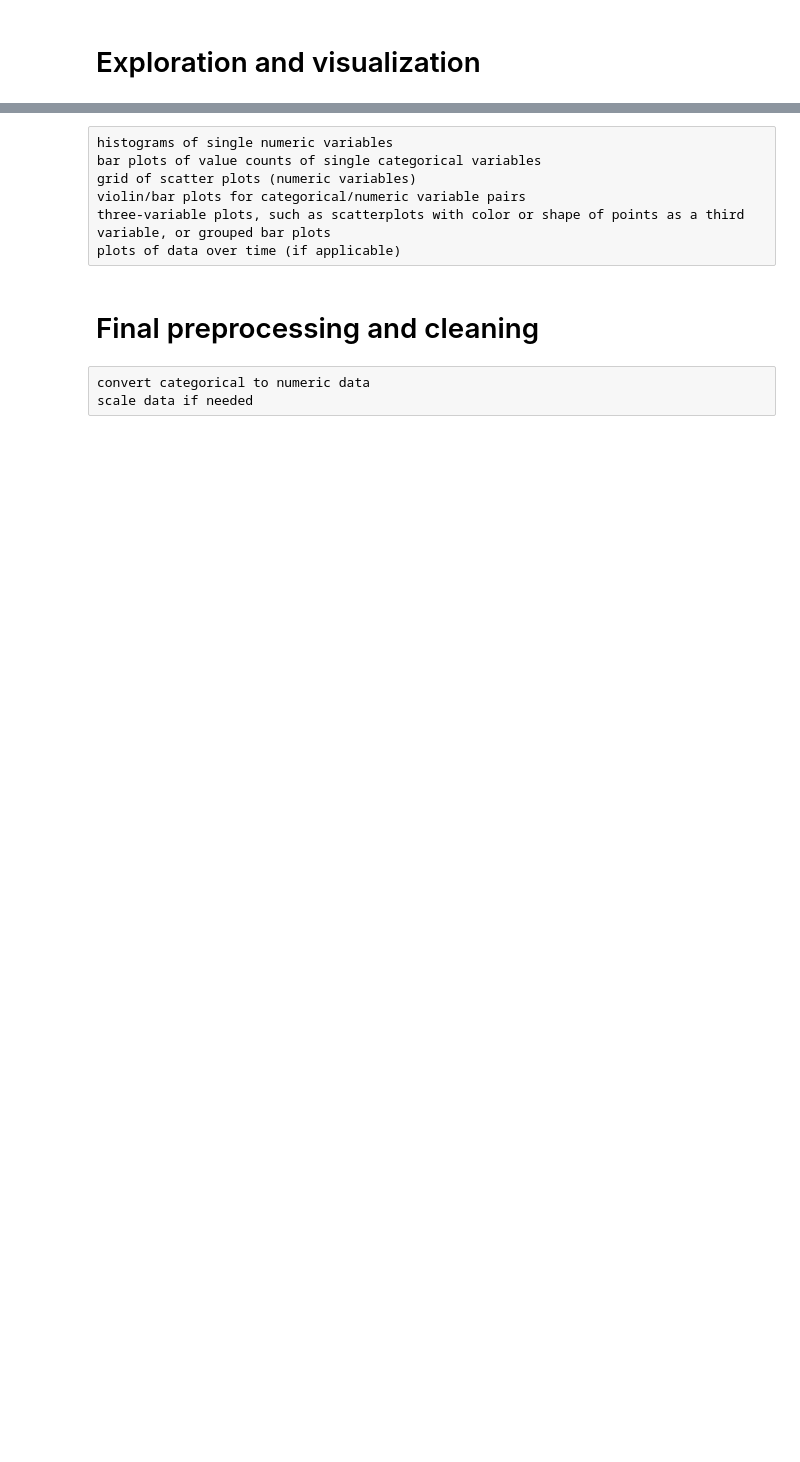
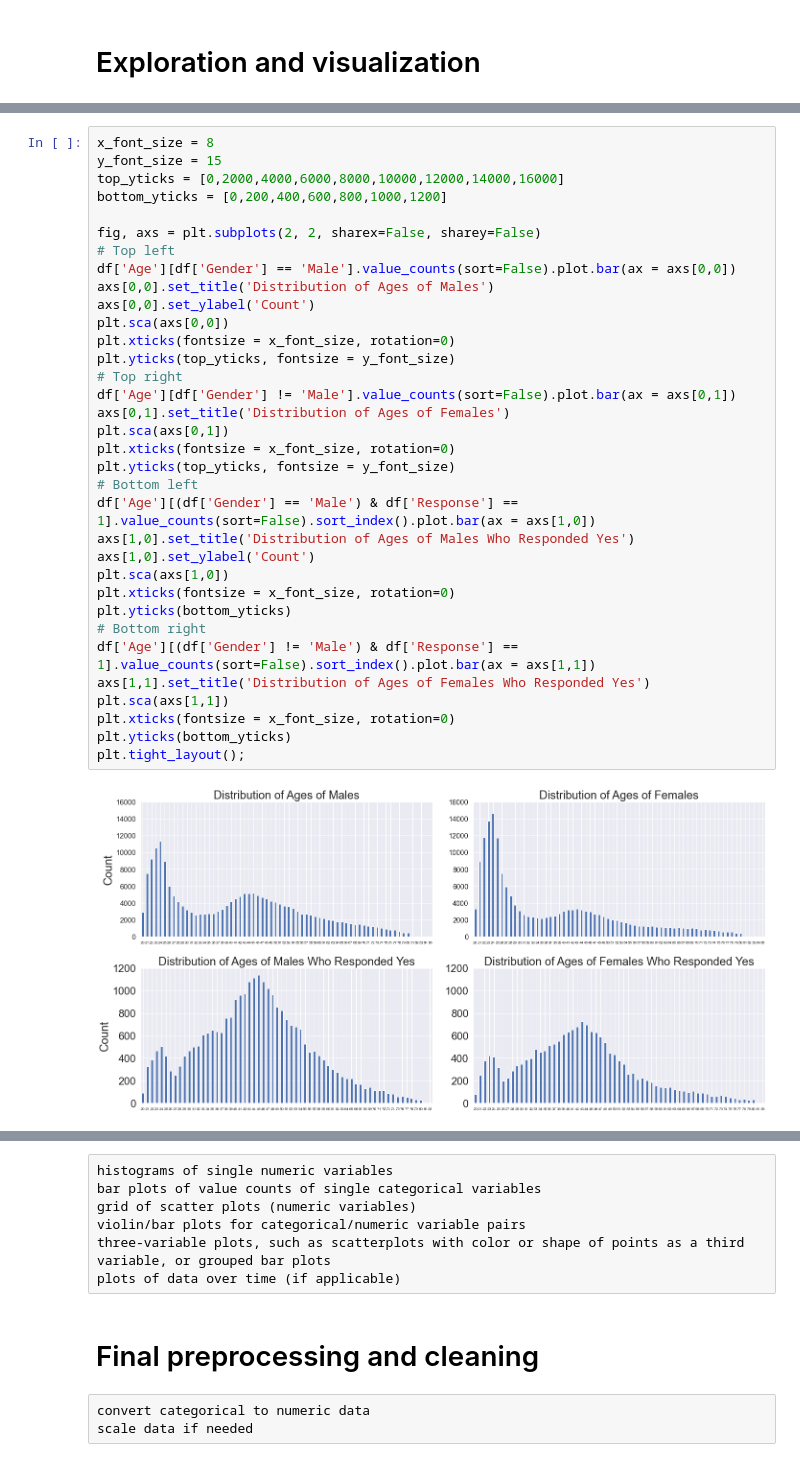
Before and after one commit to krndxs/CST383, a Jupyter notebook: car_insurance_predictions.ipynb, the cells around one changed output, grey strips where cells are left out. Saved outputs shown, nothing was run; the diff lists cells and outputs as text; blank space fills up the shorter version.

```diff
--- a/car_insurance_predictions.ipynb
+++ b/car_insurance_predictions.ipynb
@@ -177,0 +186,36 @@ Text(0.5, 1.0, 'Ages of males who say yes')
+# %%
+x_font_size = 8
+y_font_size = 15
+top_yticks = [0,2000,4000,6000,8000,10000,12000,14000,16000]
+bottom_yticks = [0,200,400,600,800,1000,1200]
+
+fig, axs = plt.subplots(2, 2, sharex=False, sharey=False)
+# Top left
+df['Age'][df['Gender'] == 'Male'].value_counts(sort=False).plot.bar(ax = axs[0,0])
+axs[0,0].set_title('Distribution of Ages of Males')
+axs[0,0].set_ylabel('Count')
+plt.sca(axs[0,0])
+plt.xticks(fontsize = x_font_size, rotation=0)
+plt.yticks(top_yticks, fontsize = y_font_size)
+# Top right
+df['Age'][df['Gender'] != 'Male'].value_counts(sort=False).plot.bar(ax = axs[0,1])
+axs[0,1].set_title('Distribution of Ages of Females')
+plt.sca(axs[0,1])
+plt.xticks(fontsize = x_font_size, rotation=0)
+plt.yticks(top_yticks, fontsize = y_font_size)
+# Bottom left
+df['Age'][(df['Gender'] == 'Male') & df['Response'] == 1].value_counts(sort=False).sort_index().plot.bar(ax = axs[1,0])
+axs[1,0].set_title('Distribution of Ages of Males Who Responded Yes')
+axs[1,0].set_ylabel('Count')
+plt.sca(axs[1,0])
+plt.xticks(fontsize = x_font_size, rotation=0)
+plt.yticks(bottom_yticks)
+# Bottom right
+df['Age'][(df['Gender'] != 'Male') & df['Response'] == 1].value_counts(sort=False).sort_index().plot.bar(ax = axs[1,1])
+axs[1,1].set_title('Distribution of Ages of Females Who Responded Yes')
+plt.sca(axs[1,1])
+plt.xticks(fontsize = x_font_size, rotation=0)
+plt.yticks(bottom_yticks)
+plt.tight_layout();
+# %% [output]
+[figure, added]
```
Also changed, not shown: parts of 97 cells of this notebook.
